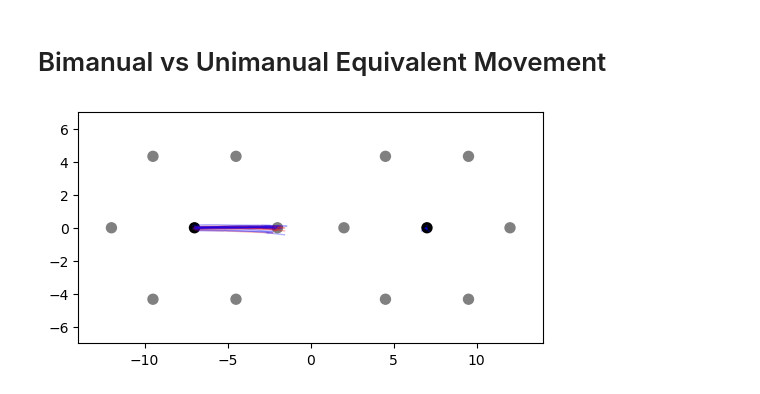
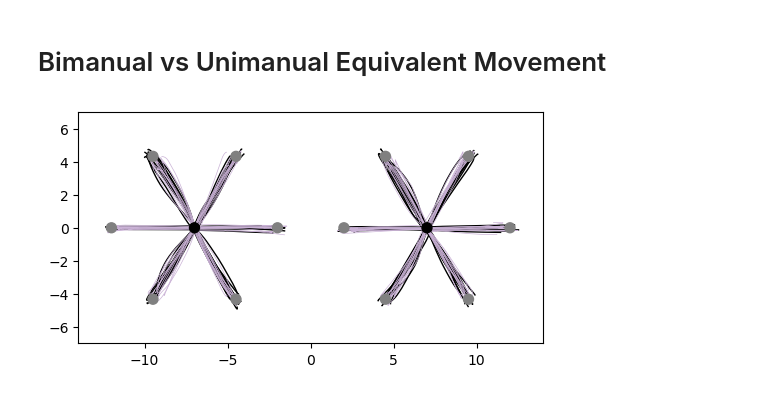
Before and after one commit to alighavam/bimanual_wrist, a Jupyter notebook: notebooks_behav/average_traj.ipynb, the cells around one changed output. Drawn from its saved outputs; the diff is of its cells as text; code cells hidden in the pictures.

```diff
--- a/notebooks_behav/average_traj.ipynb
+++ b/notebooks_behav/average_traj.ipynb
@@ -120,15 +170,16 @@ for cond in conds:
     df_cond = df[(df.cond==cond)]
     fix, ax = plt.subplots(figsize=(6, 3))
     for i, row in df_cond.iterrows():
-        plt.plot(row['avg_x_l'], row['avg_y_l'], color='blue', alpha=0.3, lw=1)
-        plt.plot(row['avg_x_r'], row['avg_y_r'], color='blue', alpha=0.3, lw=1)
-    utils.please.draw_board(ax=ax, radius=5)
+        plt.plot(row['avg_x_l'], row['avg_y_l'], color='blue', alpha=0.3, lw=1.5)
+        plt.plot(row['avg_x_r'], row['avg_y_r'], color='blue', alpha=0.3, lw=1.5)
+    utils.please.draw_board(ax=ax, radius=5, zorder=999)
     ax.set_xlim(-14, 14)
     ax.set_ylim(-7, 7)
     # save figure:
-    plt.savefig(os.path.join(figDir, 'reach_trajectories', 'train', f'{cond}.pdf'), bbox_inches="tight")
+    plt.savefig(os.path.join(figDir, 'reach_trajectories', f'{cond}.pdf'), bbox_inches="tight")
     if cond == 'bimanual_0_60': # show for one of the conditions as an example
         plt.show()
     else:
         plt.close()
+    # plt.show()
 # %% [output]
@@ -143,83 +194,78 @@ uni_conds = ['left_0', 'left_60', 'left_120', 'left_180', 'left_240', 'left_300'
 
 def mean_of_arrays(series):
     return np.mean(np.stack(series.values), axis=0)
+
+# pick colors:
+color_uni = cm.Paired(8)
+color_bi = '#000000'
 
 for cond in uni_conds:
     df_uni = df[(df.cond==cond)]
     cond_angle = cond.split('_')[1]
     if 'left' in cond:
         # select bimanual conditoins in form of 'bimanual_cond.split('_')[1]_xx'
         df_bimanual = df[df.cond.str.contains('bimanual') & df.cond.str.startswith(f'bimanual_{cond_angle}')]
         # average the trajectories within subjects, e.g., bimanual_0_0, bimanual_0_60, bimanual_0_120, ...:
         agg_funcs = {'avg_x_l': mean_of_arrays, 'avg_y_l': mean_of_arrays, 'avg_x_r': mean_of_arrays, 'avg_y_r': mean_of_arrays}
         df_bimanual = df_bimanual.groupby('sn').agg(agg_funcs).reset_index()
     else:
         df_bimanual = df[df.cond.str.contains('bimanual') & df.cond.str.endswith(f'_{cond_angle}')]
         agg_funcs = {'avg_x_l': mean_of_arrays, 'avg_y_l': mean_of_arrays, 'avg_x_r': mean_of_arrays, 'avg_y_r': mean_of_arrays}
         df_bimanual = df_bimanual.groupby('sn').agg(agg_funcs).reset_index()
 
     fix, ax = plt.subplots(figsize=(6, 3))
     for i, row in df_bimanual.iterrows():
         # plot bimanual trajectories:
         if 'left' in cond:
-            plt.plot(row['avg_x_l'], row['avg_y_l'], color='red', alpha=0.3, lw=1)
+            plt.plot(row['avg_x_l'], row['avg_y_l'], color=color_bi, alpha=0.3, lw=1)
         elif 'right' in cond:
-            plt.plot(row['avg_x_r'], row['avg_y_r'], color='red', alpha=0.3, lw=1)
+            plt.plot(row['avg_x_r'], row['avg_y_r'], color=color_bi, alpha=0.3, lw=1)
 
     for i, row in df_uni.iterrows():
         # plot unimanual trajectories:
-        plt.plot(row['avg_x_l'], row['avg_y_l'], color='blue', alpha=0.3, lw=1)
-        plt.plot(row['avg_x_r'], row['avg_y_r'], color='blue', alpha=0.3, lw=1)
+        plt.plot(row['avg_x_l'], row['avg_y_l'], color=color_uni, alpha=0.3, lw=1)
+        plt.plot(row['avg_x_r'], row['avg_y_r'], color=color_uni, alpha=0.3, lw=1)
 
-    utils.please.draw_board(ax=ax, radius=5)
+    utils.please.draw_board(ax=ax, radius=5, zorder=999)
     ax.set_xlim(-14, 14)
     ax.set_ylim(-7, 7)
     # save figure:
-    # plt.savefig(os.path.join(figDir, 'reach_trajectories', 'train', f'{cond}.pdf'), bbox_inches="tight")
-    # if cond == 'bimanual_0_60': # show for one of the conditions as an example
-    #     plt.show()
-    # else:
-    #     plt.close()
-    plt.show()
+    plt.savefig(os.path.join(figDir, 'reach_trajectories', f'{cond}_vs_bimanual.pdf'), bbox_inches="tight")
+    plt.close()
 
-# # figure with all bimanual and unimanual directions in one plot:
-# for cond in uni_conds:
-#     df_uni = df[(df.cond==cond)]
-#     cond_angle = cond.split('_')[1]
-#     if 'left' in cond:
-#         # select bimanual conditoins in form of 'bimanual_cond.split('_')[1]_xx'
-#         df_bimanual = df[df.cond.str.contains('bimanual') & df.cond.str.startswith(f'bimanual_{cond_angle}')]
-#         # average within subjects:
-#         df_bimanual = df_bimanual.groupby('sn').mean().reset_index()
-#     else:
-#         df_bimanual = df[df.cond.str.contains('bimanual') & df.cond.str.endswith(f'_{cond_angle}')]
-#         # average within subjects:
-#         df_bimanual = df_bimanual.groupby('sn').mean().reset_index()
 
-#     fix, ax = plt.subplots(figsize=(6, 3))
-#     for i, row in df_bimanual.iterrows():
-#         # plot bimanual trajectories:
-#         if 'left' in cond:
-#             plt.plot(row['avg_x_l'], row['avg_y_l'], color='red', alpha=0.3, lw=0.3)
-#             # plt.plot(row['avg_x_r'], row['avg_y_r'], color='red', alpha=0.3, lw=1)
-#         elif 'right' in cond:
-#             # plt.plot(row['avg_x_l'], row['avg_y_l'], color='green', alpha=0.3, lw=1)
-#             plt.plot(row['avg_x_r'], row['avg_y_r'], color='red', alpha=0.3, lw=0.3)
+fix, ax = plt.subplots(figsize=(6, 3))
+for cond in uni_conds:
+    df_uni = df[(df.cond==cond)]
+    cond_angle = cond.split('_')[1]
+    if 'left' in cond:
+        # select bimanual conditoins in form of 'bimanual_cond.split('_')[1]_xx'
+        df_bimanual = df[df.cond.str.contains('bimanual') & df.cond.str.startswith(f'bimanual_{cond_angle}')]
+        # average the trajectories within subjects, e.g., bimanual_0_0, bimanual_0_60, bimanual_0_120, ...:
+        agg_funcs = {'avg_x_l': mean_of_arrays, 'avg_y_l': mean_of_arrays, 'avg_x_r': mean_of_arrays, 'avg_y_r': mean_of_arrays}
+        df_bimanual = df_bimanual.groupby('sn').agg(agg_funcs).reset_index()
+    else:
+        df_bimanual = df[df.cond.str.contains('bimanual') & df.cond.str.endswith(f'_{cond_angle}')]
+        agg_funcs = {'avg_x_l': mean_of_arrays, 'avg_y_l': mean_of_arrays, 'avg_x_r': mean_of_arrays, 'avg_y_r': mean_of_arrays}
+        df_bimanual = df_bimanual.groupby('sn').agg(agg_funcs).reset_index()
 
-#     for i, row in df_uni.iterrows():
-#         # plot unimanual trajectories:
-#         plt.plot(row['avg_x_l'], row['avg_y_l'], color='blue', alpha=0.4, lw=1)
-#         plt.plot(row['avg_x_r'], row['avg_y_r'], color='blue', alpha=0.4, lw=1)
+    for i, row in df_bimanual.iterrows():
+        # plot bimanual trajectories:
+        if 'left' in cond:
+            plt.plot(row['avg_x_l'], row['avg_y_l'], color=color_bi, alpha=1, lw=1)
+        elif 'right' in cond:
+            plt.plot(row['avg_x_r'], row['avg_y_r'], color=color_bi, alpha=1, lw=1)
 
-#     utils.please.draw_board(ax=ax, radius=5)
-#     ax.set_xlim(-14, 14)
-#     ax.set_ylim(-7, 7)
-# # save figure:
-# # plt.savefig(os.path.join(figDir, 'reach_trajectories', 'train', f'{cond}.pdf'), bbox_inches="tight")
-# # if cond == 'bimanual_0_60': # show for one of the conditions as an example
-# #     plt.show()
-# # else:
-# #     plt.close()
-# plt.show()
+    for i, row in df_uni.iterrows():
+        # plot unimanual trajectories:
+        plt.plot(row['avg_x_l'], row['avg_y_l'], color=color_uni, alpha=1, lw=0.5)
+        plt.plot(row['avg_x_r'], row['avg_y_r'], color=color_uni, alpha=1, lw=0.5)
+
+utils.please.draw_board(ax=ax, radius=5, zorder=999)
+ax.set_xlim(-14, 14)
+ax.set_ylim(-7, 7)
+# save figure:
+plt.savefig(os.path.join(figDir, 'reach_trajectories', f'all_conds_vs_bimanual.pdf'), bbox_inches="tight")
+plt.show()
 # %% [output]
-[figure, old version]
+[figure, new version]
```
Also changed, not shown: parts of 17 cells of this notebook, 10 other files.
